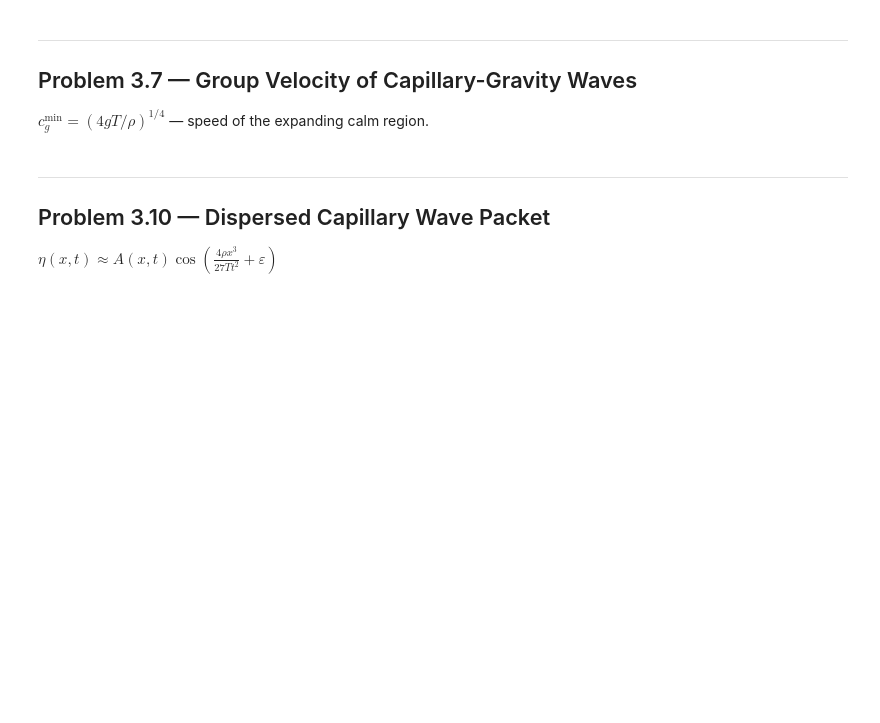
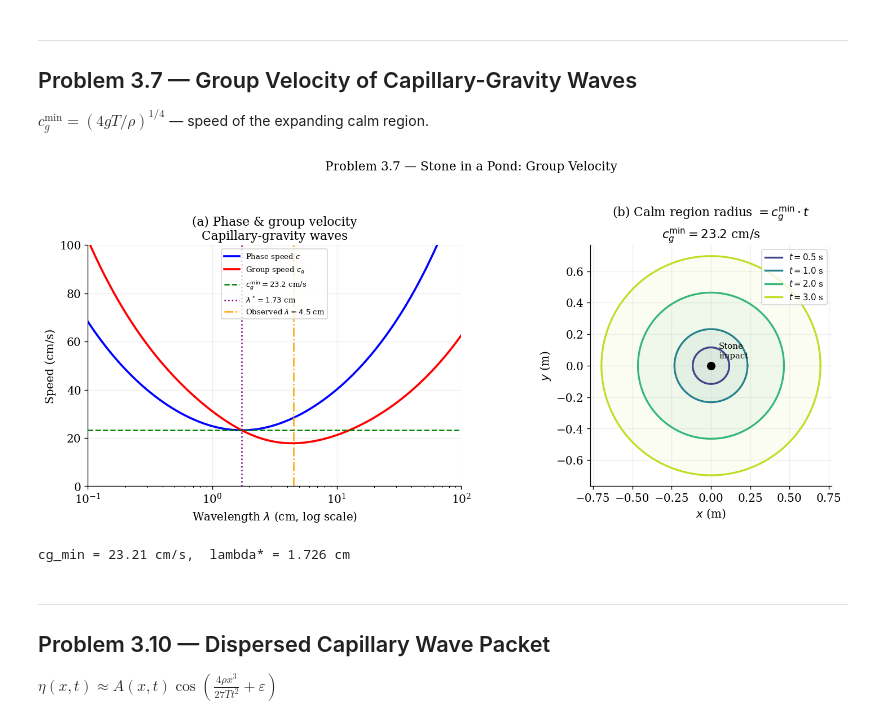
Before and after one commit to SeoulTechPSE/elementary_fluid_dynamics, a Jupyter notebook: ch03_visualizations.ipynb, the cells around one changed output. Saved outputs shown, nothing was run; the diff lists cells and outputs as text; code cells hidden in the pictures; blank space fills up the shorter version.

```diff
--- a/ch03_visualizations.ipynb
+++ b/ch03_visualizations.ipynb
@@ -163,7 +172,7 @@ print(f'Critical width for RT: a_c = {a_crit*100:.2f} cm')
 $c_g^{\min} = (4gT/\rho)^{1/4}$ — speed of the expanding calm region.
 # %%
 g = 9.81; rho = 1e3; T_st = 0.074
-k = np.linspace(1, 2000, 2000)
+k = np.logspace(-1, 4, 5000)
 
 omega = np.sqrt(g*k + T_st/rho * k**3)
 c_ph  = omega/k
@@ -186,33 +195,36 @@ ax.axvline(4.5, color='orange', lw=1.5, ls='-.',
            label='Observed $\\lambda\\approx4.5$ cm')
 ax.set_xlabel('Wavelength $\\lambda$ (cm, log scale)')
 ax.set_ylabel('Speed (cm/s)')
 ax.set_title('(a) Phase & group velocity\nCapillary-gravity waves')
 ax.legend(fontsize=8); ax.grid(True, alpha=0.2)
 ax.set_xlim(0.1, 100); ax.set_ylim(0, 100)
 
 ax = axes[1]
 t_vals = [0.5, 1.0, 2.0, 3.0]
 colors = plt.cm.viridis(np.linspace(0.2, 0.9, len(t_vals)))
 for t, col in zip(t_vals, colors):
     r_calm = cg_min * t
     theta = np.linspace(0, 2*np.pi, 300)
     ax.plot(r_calm*np.cos(theta), r_calm*np.sin(theta),
             color=col, lw=2, label=f'$t={t}$ s')
     ax.fill(r_calm*np.cos(theta), r_calm*np.sin(theta),
             alpha=0.06, color=col)
 ax.plot(0, 0, 'ko', ms=8, zorder=5)
 ax.text(0.05, 0.05, 'Stone\nimpact', fontsize=9, ha='left')
 ax.set_aspect('equal')
 ax.set_xlabel('$x$ (m)'); ax.set_ylabel('$y$ (m)')
 ax.set_title(f'(b) Calm region radius $= c_g^{{\\min}}\\cdot t$\n'
              f'$c_g^{{\\min}}={cg_min*100:.1f}$ cm/s')
 ax.legend(fontsize=9); ax.grid(True, alpha=0.2)
 
 plt.suptitle('Problem 3.7 — Stone in a Pond: Group Velocity', fontsize=13, y=1.01)
 plt.tight_layout(pad=1.2)
 plt.savefig(FIG_DIR/'fig_3_7_group_vel.png', dpi=150, bbox_inches='tight')
 plt.show()
 print(f'cg_min = {cg_min*100:.2f} cm/s,  lambda* = {lam_min*100:.3f} cm')
+# %% [output]
+[figure, added]
+cg_min = 23.21 cm/s,  lambda* = 1.726 cm
 # %% [markdown]
 ---
 ## Problem 3.10 — Dispersed Capillary Wave Packet
```
Also changed, not shown: parts of 9 cells of this notebook.
